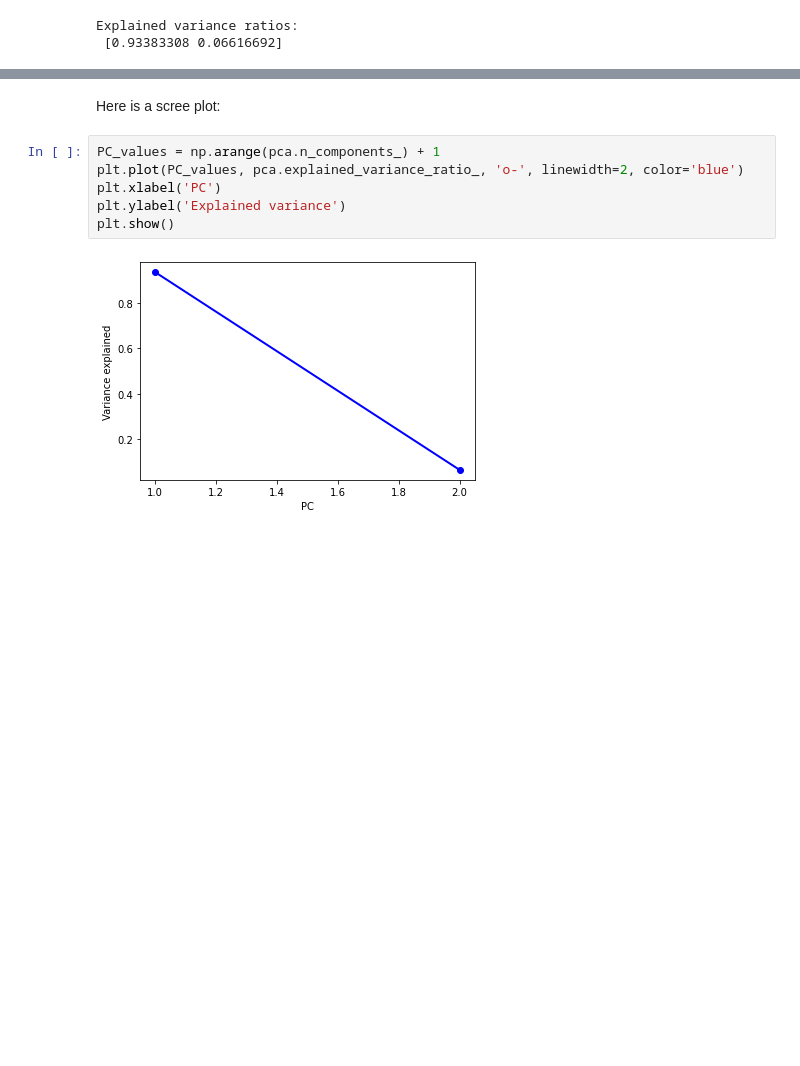
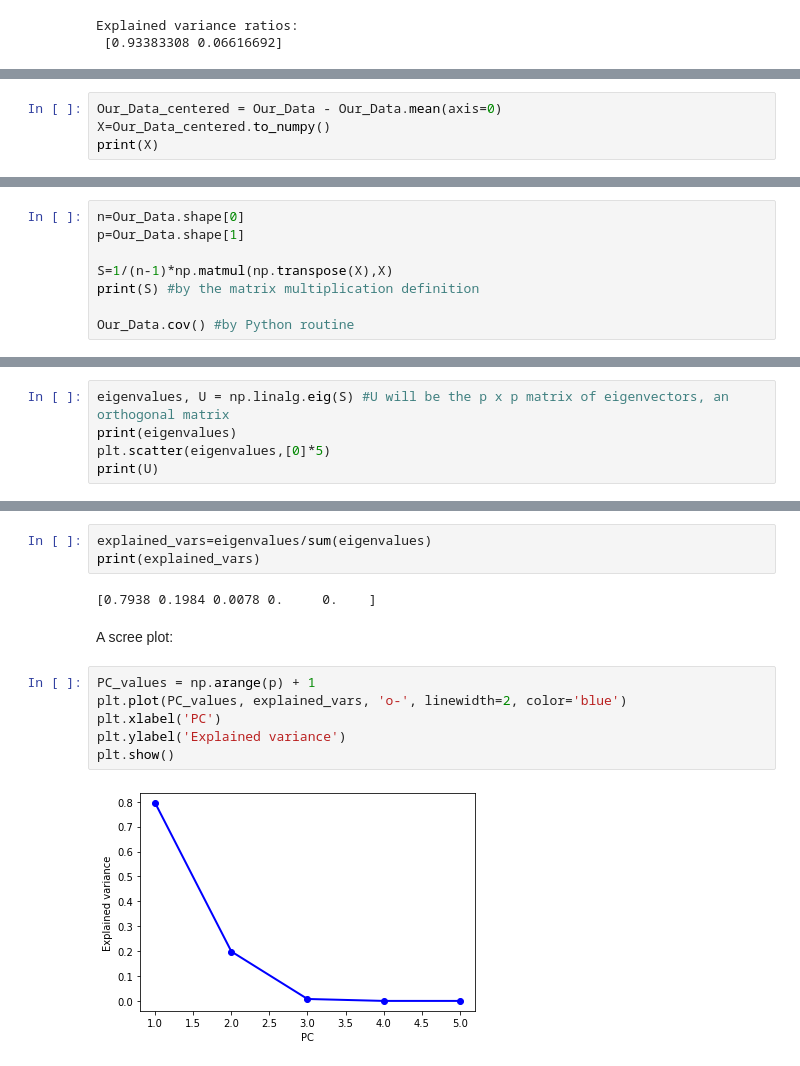
Before and after one commit to fbalogh16/public, a Jupyter notebook: PCA_intro.ipynb, the cells around one changed output, grey strips where cells are left out. Cells and saved outputs as stored; diff of their text form; blank space fills up the shorter version.

```diff
--- a/PCA_intro.ipynb
+++ b/PCA_intro.ipynb
@@ -615,0 +656,4 @@ Explained variance ratios:
+# %%
+Our_Data_centered = Our_Data - Our_Data.mean(axis=0)
+X=Our_Data_centered.to_numpy()
+print(X)
@@ -615,0 +670,8 @@ Explained variance ratios:
+# %%
+n=Our_Data.shape[0]
+p=Our_Data.shape[1]
+
+S=1/(n-1)*np.matmul(np.transpose(X),X)
+print(S) #by the matrix multiplication definition
+
+Our_Data.cov() #by Python routine
@@ -615,0 +690,5 @@ Explained variance ratios:
+# %%
+eigenvalues, U = np.linalg.eig(S) #U will be the p x p matrix of eigenvectors, an orthogonal matrix
+print(eigenvalues)
+plt.scatter(eigenvalues,[0]*5)
+print(U)
@@ -616,10 +703,15 @@ Explained variance ratios:
+# %%
+explained_vars=eigenvalues/sum(eigenvalues)
+print(explained_vars)
+# %% [output]
+[0.7938 0.1984 0.0078 0.     0.    ]
 # %% [markdown]
-Here is a scree plot:
+A scree plot:
 # %%
-PC_values = np.arange(pca.n_components_) + 1
-plt.plot(PC_values, pca.explained_variance_ratio_, 'o-', linewidth=2, color='blue')
+PC_values = np.arange(p) + 1
+plt.plot(PC_values, explained_vars, 'o-', linewidth=2, color='blue')
 plt.xlabel('PC')
 plt.ylabel('Explained variance')
 plt.show()
 # %% [output]
-[figure, old version]
+[figure, new version]
```
Also changed, not shown: parts of 47 cells of this notebook.
